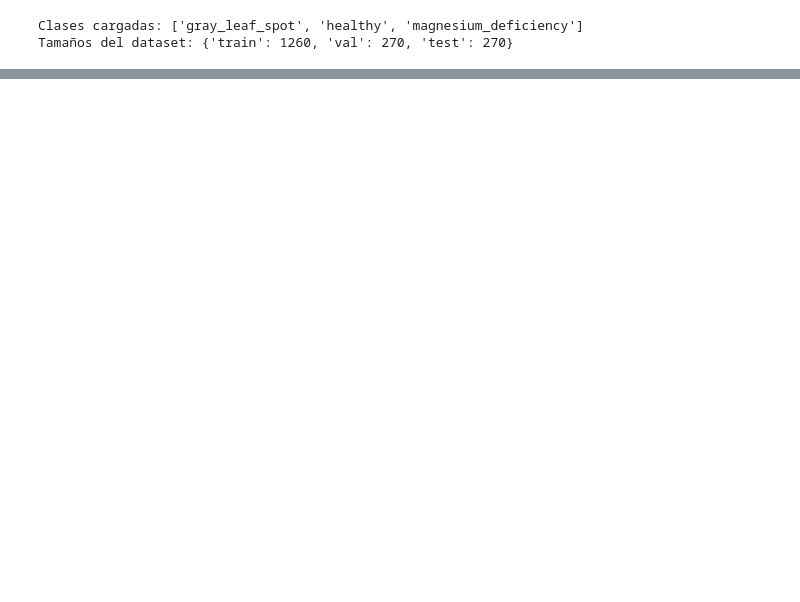
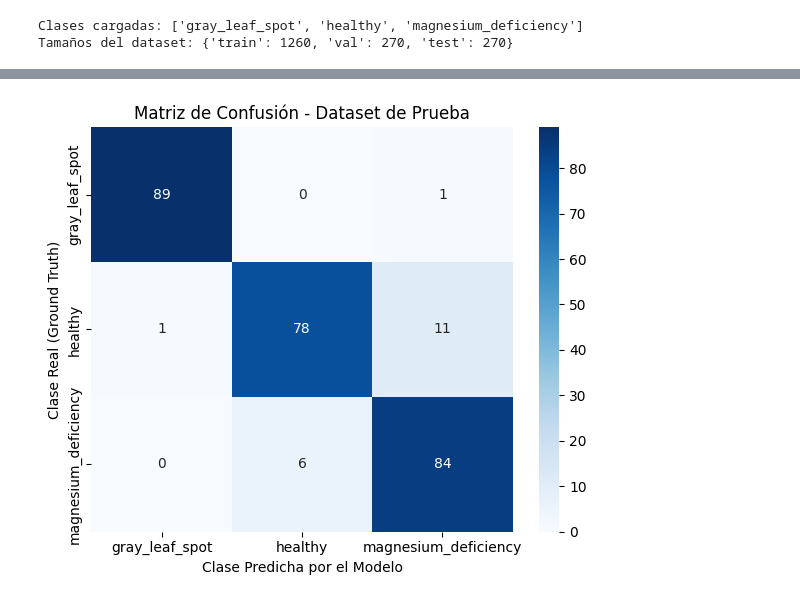
Before and after one commit to Edenilson-Molina/model-cnn-corn-test, a Jupyter notebook: src/notebooks/red_neuronal.ipynb, the cells around one changed output, grey strips where cells are left out. Saved outputs shown, nothing was run; the diff lists cells and outputs as text; code cells hidden in the pictures; blank space fills up the shorter version.

Commit message:
feat(modelo): modelo entrenado para 3 clasificaciones

```diff
--- a/src/notebooks/red_neuronal.ipynb
+++ b/src/notebooks/red_neuronal.ipynb
@@ -130,0 +153,74 @@ UnidentifiedImageError: cannot identify image file <_io.BufferedReader name='..\
+# %%
+# ----------------------------------------
+# 1. CONFIGURACIÓN DEL ENTORNO Y HARDWARE
+# ----------------------------------------
+device = torch.device("cuda:0" if torch.cuda.is_available() else "cpu")
+print(f"Evaluando el modelo utilizando: {device}")
+
+# ------------------------------------------
+# 2. RECONSTRUIR LA ARQUITECTURA DEL MODELO
+# ------------------------------------------
+
+# Debes declarar exactamente la misma estructura
+model = models.resnet18(weights=None) # No necesitamos ImageNet porque cargaremos tus pesos
+num_ftrs = model.fc.in_features
+model.fc = nn.Linear(num_ftrs, len(class_names))
+
+# ------------------------------------------
+# 3. CARGAR LOS PESOS ENTRENADOS
+# ------------------------------------------
+
+# Cargar los pesos del modelo entrenado
+model.load_state_dict(torch.load('resnet18_corn_disease.pth', map_location=device))
+model = model.to(device)
+
+# Cambiar el modelo a modo evaluación
+model.eval()
+
+# ----------------------------------------------
+# 4. EVALUAR EL MODELO EN EL CONJUNTO DE PRUEBA
+# ----------------------------------------------
+all_preds = []
+all_labels = []
+
+# Iterar sobre el conjunto de prueba
+with torch.no_grad():
+    for inputs, labels in dataloaders['test']:
+        inputs = inputs.to(device)
+        labels = labels.to(device)
+
+        outputs = model(inputs)
+        _, preds = torch.max(outputs, 1)
+
+        all_preds.extend(preds.cpu().numpy())
+        all_labels.extend(labels.cpu().numpy())
+
+# Convertir a numpy arrays para sklearn
+all_preds = np.array(all_preds)
+all_labels = np.array(all_labels)
+
+# ----------------------------------------------
+# 5. MÉTRICAS DE EVALUACIÓN
+# ----------------------------------------------
+print("\n" + "="*50)
+print("              REPORTE DE EVALUACIÓN FINAL")
+print("="*50)
+
+# Reporte de clasificación
+print(classification_report(all_labels, all_preds, target_names=class_names))
+
+# Calcular el Accuracy
+accuracy = np.mean(all_preds == all_labels) * 100
+print(f"Accuracy en el conjunto de prueba: {accuracy:.2f}%")
+
+# Matriz de confusión
+cm = confusion_matrix(all_labels, all_preds)
+plt.figure(figsize=(6, 5))
+sns.heatmap(cm, annot=True, fmt='d', cmap='Blues',
+            xticklabels=class_names, yticklabels=class_names)
+plt.title('Matriz de Confusión - Dataset de Prueba')
+plt.ylabel('Clase Real (Ground Truth)')
+plt.xlabel('Clase Predicha por el Modelo')
+plt.tight_layout()
+plt.show()
+# %% [output]
@@ -130,0 +243 @@ UnidentifiedImageError: cannot identify image file <_io.BufferedReader name='..\
+[figure, added]
```
Also changed, not shown: parts of 7 cells of this notebook, 1 other file.
